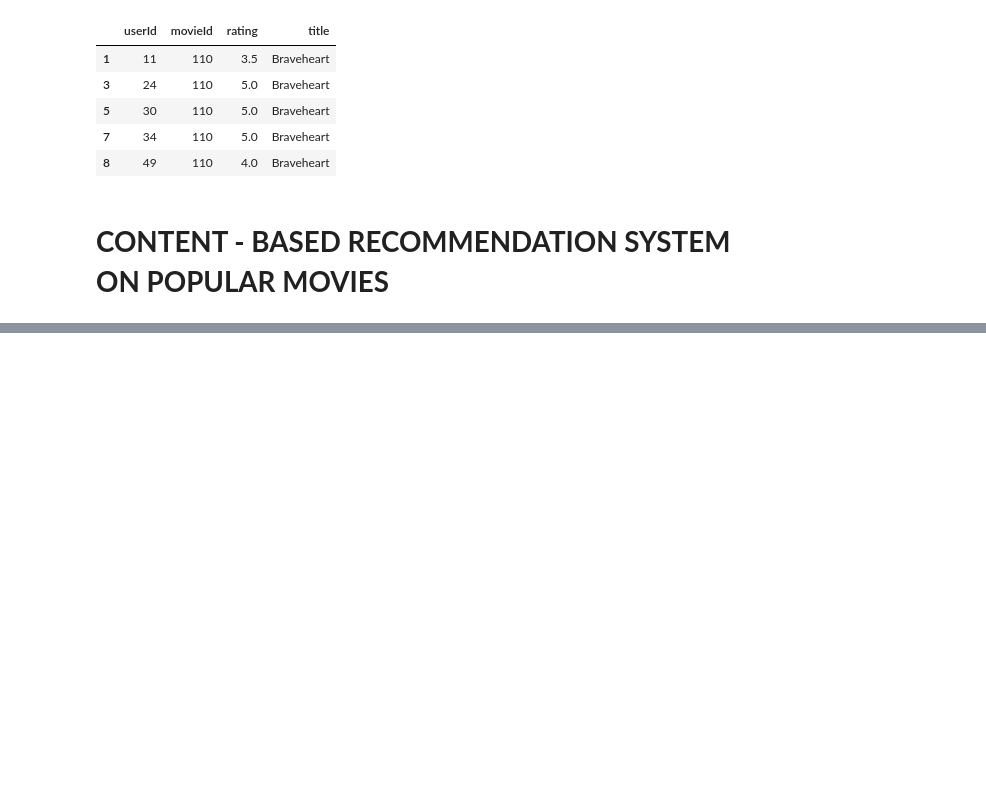
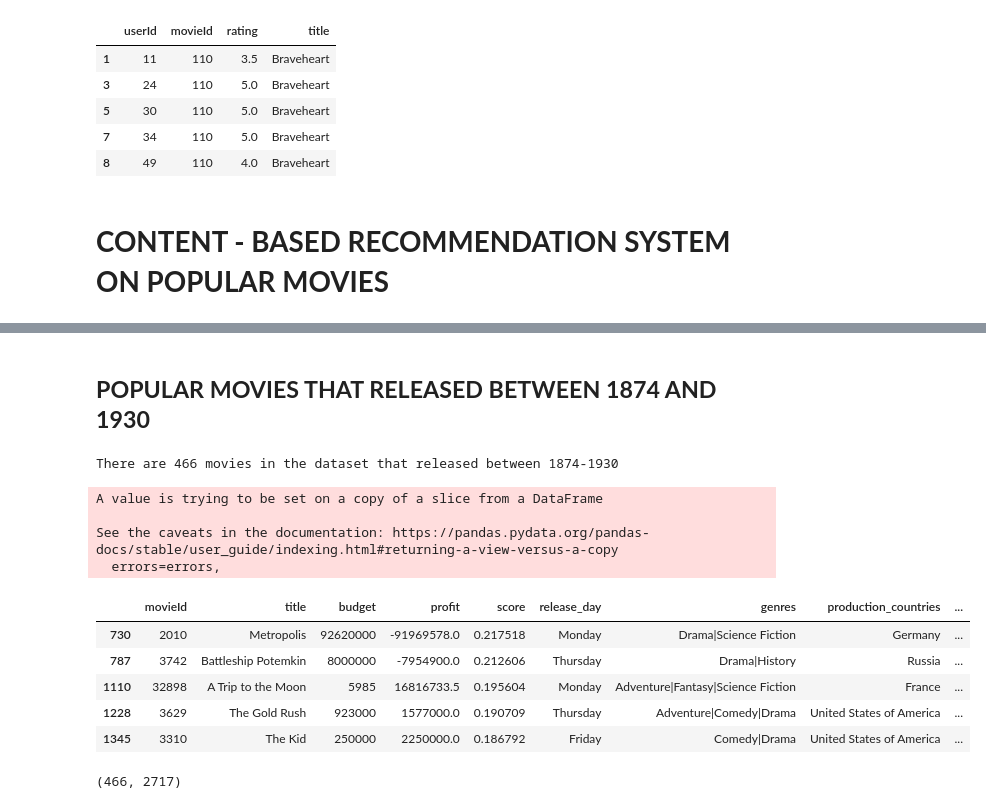
Before and after one commit to disha2sinha/Movie-Recommendation-System, a Jupyter notebook: Recommendation_System.ipynb, the cells around one changed output, grey strips where cells are left out. Drawn from its saved outputs; the diff is of its cells as text; code cells hidden in the pictures; blank space fills up the shorter version.

```diff
--- a/Recommendation_System.ipynb
+++ b/Recommendation_System.ipynb
@@ -269,0 +388,24 @@ print(X_pca)
+# %% [markdown]
+## **POPULAR MOVIES THAT RELEASED BETWEEN 1874 AND 1930**
+# %%
+popular_movies1874_1930=popular_movies[(popular_movies['release_year']>='1874')&(popular_movies['release_year']<'1930')]
+popular_movies1874_1930.drop('release_year',inplace=True,axis=1)
+print("There are {} movies in the dataset that released between 1874-1930".format(popular_movies1874_1930.shape[0]))
+popular_movies1874_1930.head()
+# %% [output]
+There are 466 movies in the dataset that released between 1874-1930
+A value is trying to be set on a copy of a slice from a DataFrame
+
+See the caveats in the documentation: https://pandas.pydata.org/pandas-docs/stable/user_guide/indexing.html#returning-a-view-versus-a-copy
+  errors=errors,
+|  | movieId | title | budget | profit | score | release_day | genres | production_countries | ... |
+| 730 | 2010 | Metropolis | 92620000 | -91969578.0 | 0.217518 | Monday | Drama|Science Fiction | Germany | ... |
+| 787 | 3742 | Battleship Potemkin | 8000000 | -7954900.0 | 0.212606 | Thursday | Drama|History | Russia | ... |
+| 1110 | 32898 | A Trip to the Moon | 5985 | 16816733.5 | 0.195604 | Monday | Adventure|Fantasy|Science Fiction | France | ... |
+| 1228 | 3629 | The Gold Rush | 923000 | 1577000.0 | 0.190709 | Thursday | Adventure|Comedy|Drama | United States of America | ... |
+| 1345 | 3310 | The Kid | 250000 | 2250000.0 | 0.186792 | Friday | Comedy|Drama | United States of America | ... |
+# %%
+tvf_matrix1874_1930=tf.fit_transform(popular_movies1874_1930['important_words'])
+tvf_matrix1874_1930.shape
+# %% [output]
+(466, 2717)
```
Also changed, not shown: parts of 31 cells of this notebook.
